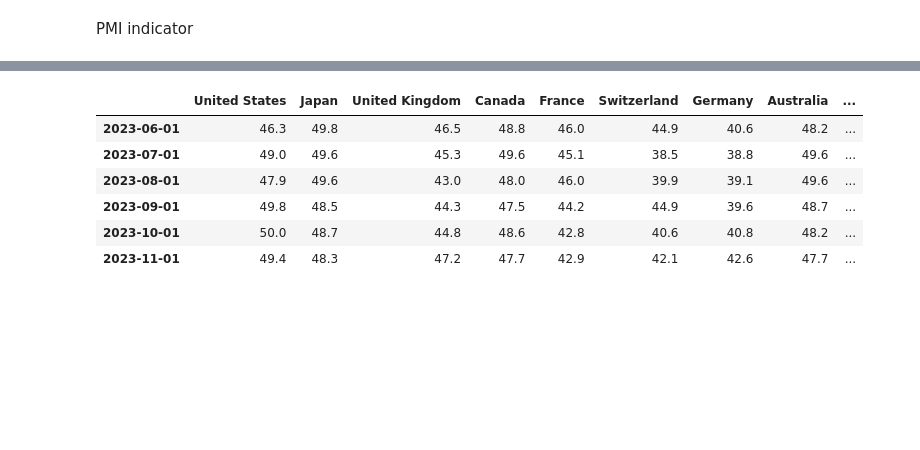
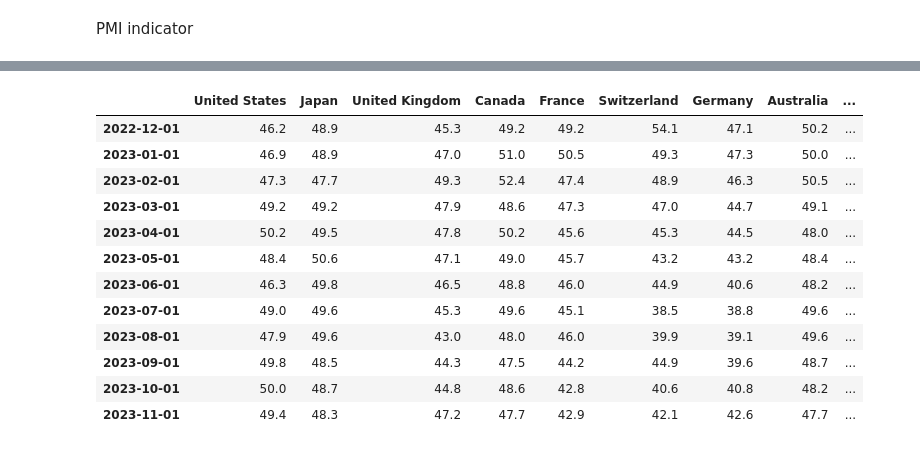
Before and after one commit to lharazin/TFM, a Jupyter notebook: Algorithm/data/prepare_indicators.ipynb, the cells around one changed output, grey strips where cells are left out. Saved outputs shown, nothing was run; the diff lists cells and outputs as text; code cells hidden in the pictures; blank space fills up the shorter version.

```diff
--- a/Algorithm/data/prepare_indicators.ipynb
+++ b/Algorithm/data/prepare_indicators.ipynb
@@ -621,9 +720,15 @@ Manufacturing PMI
 300 rows × 27 columns
 # %%
 date = pd.Timestamp('2023-12-06')
-data_provider.get_latest_data(indicator, df, date, periods=6)
+data_provider.get_latest_data(indicator, df, date, periods=12)
 # %% [output]
 |  | United States | Japan | United Kingdom | Canada | France | Switzerland | Germany | Australia | ... |
+| 2022-12-01 | 46.2 | 48.9 | 45.3 | 49.2 | 49.2 | 54.1 | 47.1 | 50.2 | ... |
+| 2023-01-01 | 46.9 | 48.9 | 47.0 | 51.0 | 50.5 | 49.3 | 47.3 | 50.0 | ... |
+| 2023-02-01 | 47.3 | 47.7 | 49.3 | 52.4 | 47.4 | 48.9 | 46.3 | 50.5 | ... |
+| 2023-03-01 | 49.2 | 49.2 | 47.9 | 48.6 | 47.3 | 47.0 | 44.7 | 49.1 | ... |
+| 2023-04-01 | 50.2 | 49.5 | 47.8 | 50.2 | 45.6 | 45.3 | 44.5 | 48.0 | ... |
+| 2023-05-01 | 48.4 | 50.6 | 47.1 | 49.0 | 45.7 | 43.2 | 43.2 | 48.4 | ... |
 | 2023-06-01 | 46.3 | 49.8 | 46.5 | 48.8 | 46.0 | 44.9 | 40.6 | 48.2 | ... |
 | 2023-07-01 | 49.0 | 49.6 | 45.3 | 49.6 | 45.1 | 38.5 | 38.8 | 49.6 | ... |
 | 2023-08-01 | 47.9 | 49.6 | 43.0 | 48.0 | 46.0 | 39.9 | 39.1 | 49.6 | ... |
```
Also changed, not shown: parts of 22 cells of this notebook, 1 other file.
